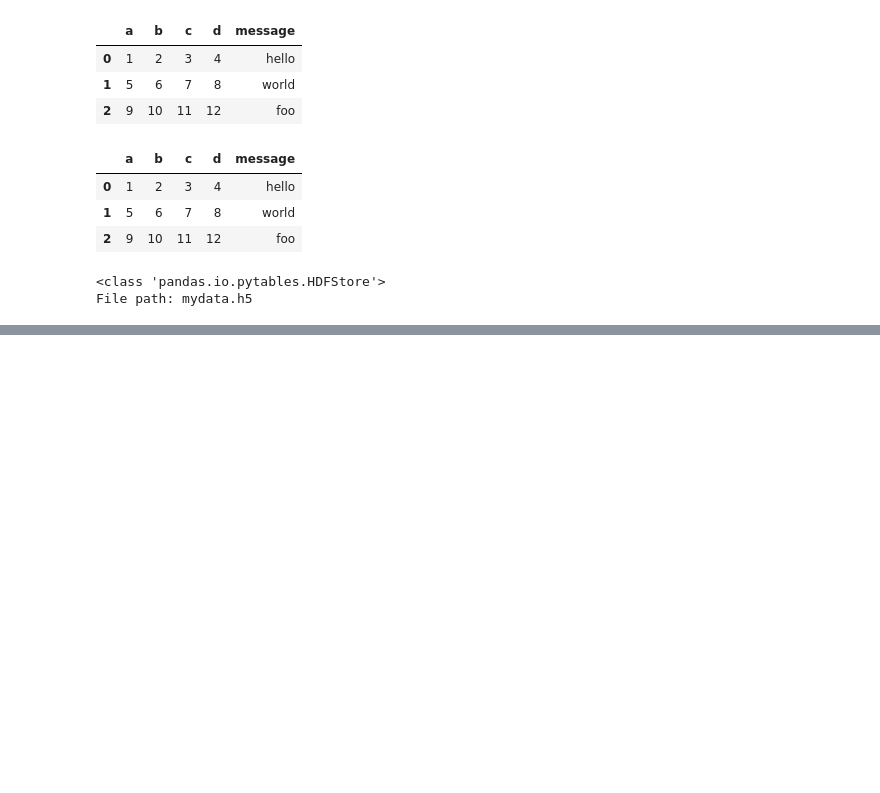
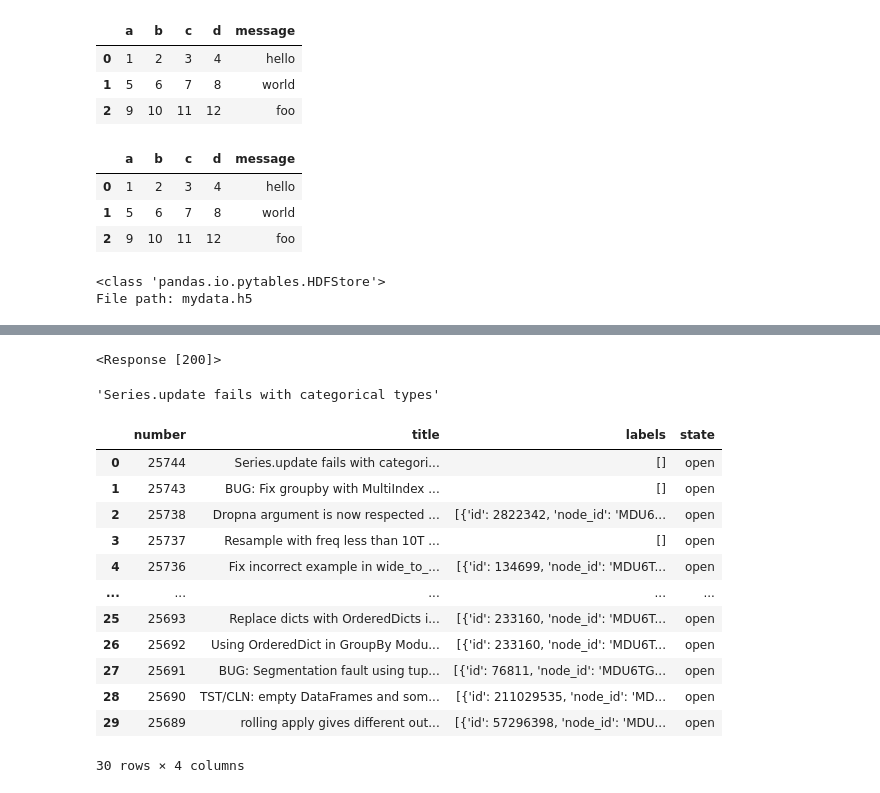
Before and after one commit to BigOrange128/PythonData-Book, a Jupyter notebook: 数据载入、存储及文件格式2.ipynb, the cells around one changed output, grey strips where cells are left out. Saved outputs shown, nothing was run; the diff lists cells and outputs as text; code cells hidden in the pictures; blank space fills up the shorter version.

```diff
--- a/数据载入、存储及文件格式2.ipynb
+++ b/数据载入、存储及文件格式2.ipynb
@@ -239,0 +279,32 @@ ValueError: The file 'mydata.h5' is already opened, but not in read-only mode (a
+# %%
+url = 'https://api.github.com/repos/pandas-dev/pandas/issues'
+# %%
+resp = requests.get(url)
+# %%
+resp
+# %% [output]
+<Response [200]>
+# %%
+data = resp.json()
+# %%
+data[0]['title']
+# %% [output]
+'Series.update fails with categorical types'
+# %%
+issues = pd.DataFrame(data, columns = ['number', 'title', 'labels', 'state'])
+# %%
+issues
+# %% [output]
+|  | number | title | labels | state |
+| 0 | 25744 | Series.update fails with categori... | [] | open |
+| 1 | 25743 | BUG: Fix groupby with MultiIndex ... | [] | open |
+| 2 | 25738 | Dropna argument is now respected ... | [{'id': 2822342, 'node_id': 'MDU6... | open |
+| 3 | 25737 | Resample with freq less than 10T ... | [] | open |
+| 4 | 25736 | Fix incorrect example in wide_to_... | [{'id': 134699, 'node_id': 'MDU6T... | open |
+| ... | ... | ... | ... | ... |
+| 25 | 25693 | Replace dicts with OrderedDicts i... | [{'id': 233160, 'node_id': 'MDU6T... | open |
+| 26 | 25692 | Using OrderedDict in GroupBy Modu... | [{'id': 233160, 'node_id': 'MDU6T... | open |
+| 27 | 25691 | BUG: Segmentation fault using tup... | [{'id': 76811, 'node_id': 'MDU6TG... | open |
+| 28 | 25690 | TST/CLN: empty DataFrames and som... | [{'id': 211029535, 'node_id': 'MD... | open |
+| 29 | 25689 | rolling apply gives different out... | [{'id': 57296398, 'node_id': 'MDU... | open |
+30 rows × 4 columns
```
Also changed, not shown: parts of 19 cells of this notebook.
